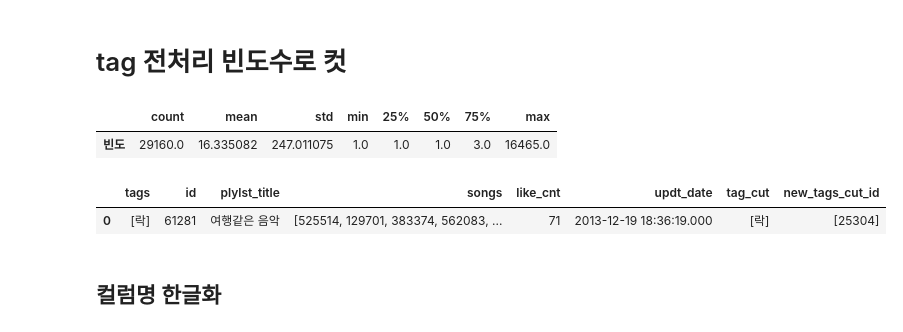
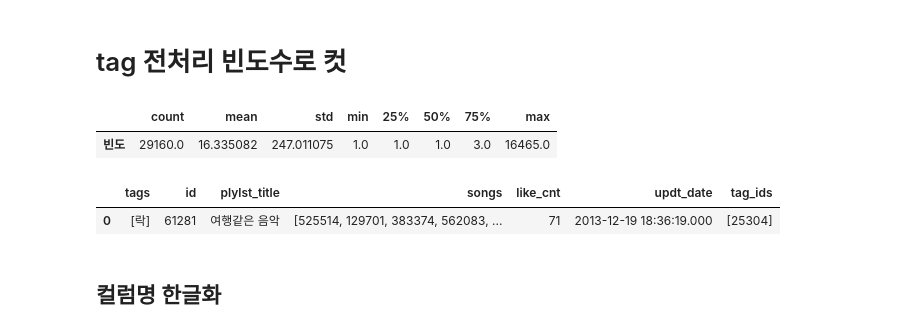
Before and after one commit to RecommendU/ForU, a Jupyter notebook: 정용재/Word Embeddings/16.멜론_여러가지_태그_임베딩과_평가메트릭.ipynb, the cells around one changed output. Cells and saved outputs as stored; diff of their text form; code cells hidden in the pictures.

```diff
--- a/정용재/Word Embeddings/16.멜론_여러가지_태그_임베딩과_평가메트릭.ipynb
+++ b/정용재/Word Embeddings/16.멜론_여러가지_태그_임베딩과_평가메트릭.ipynb
@@ -101,4 +100,10 @@ for tags in tags_all:
     for tag in tags:
         tags_frequency[tag] += 1
 # %%
+# 태그 빈도의 분포를 알아보자
 tag_freq = pd.DataFrame().from_dict(tags_frequency,orient="index")
+tag_freq.columns=['빈도']
+tag_freq.describe().T
+# %% [output]
+|  | count | mean | std | min | 25% | 50% | 75% | max |
+| 빈도 | 29160.0 | 16.335082 | 247.011075 | 1.0 | 1.0 | 1.0 | 3.0 | 16465.0 |
@@ -107,9 +110,6 @@ tag_freq.columns=['빈도']
-# %%
-tag_freq.describe().T
-# %% [output]
-|  | count | mean | std | min | 25% | 50% | 75% | max |
-| 빈도 | 29160.0 | 16.335082 | 247.011075 | 1.0 | 1.0 | 1.0 | 3.0 | 16465.0 |
 # %%
+# 빈도수로 태그를 filter
+
 def filter_func(x):
     temp = []
     for tag in x:
@@ -119,14 +119,14 @@ def filter_func(x):
             pass
     return temp
 
-
-train_df['tag_cut'] = train_df['tags'].map(filter_func)
+train_df['tags'] = train_df['tags'].map(filter_func)
 # %%
-train_df['new_tags_cut_id'] = train_df['tag_cut'].map(lambda x : [tag_to_id[v] for v in x])
+# filter된 태그의 id만 남기기
+train_df['tag_ids'] = train_df['tags'].map(lambda x : [tag_to_id[v] for v in x])
 train_df.head(1)
 # %% [output]
-|  | tags | id | plylst_title | songs | like_cnt | updt_date | tag_cut | new_tags_cut_id |
-| 0 | [락] | 61281 | 여행같은 음악 | [525514, 129701, 383374, 562083, ... | 71 | 2013-12-19 18:36:19.000 | [락] | [25304] |
+|  | tags | id | plylst_title | songs | like_cnt | updt_date | tag_ids |
+| 0 | [락] | 61281 | 여행같은 음악 | [525514, 129701, 383374, 562083, ... | 71 | 2013-12-19 18:36:19.000 | [25304] |
 # %% [markdown]
 ## 컬럼명 한글화
 # %%
```
Also changed, not shown: parts of 83 cells of this notebook.
